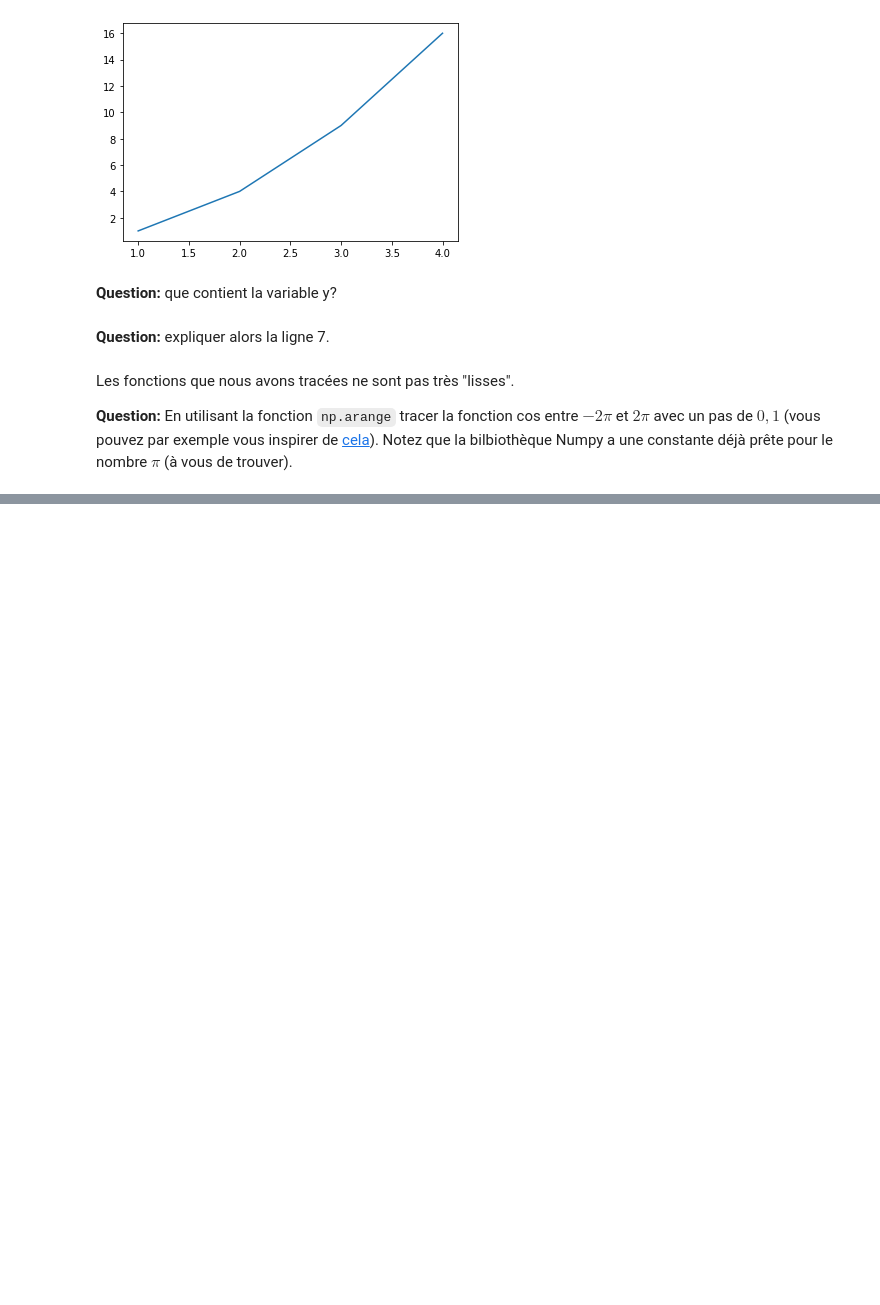
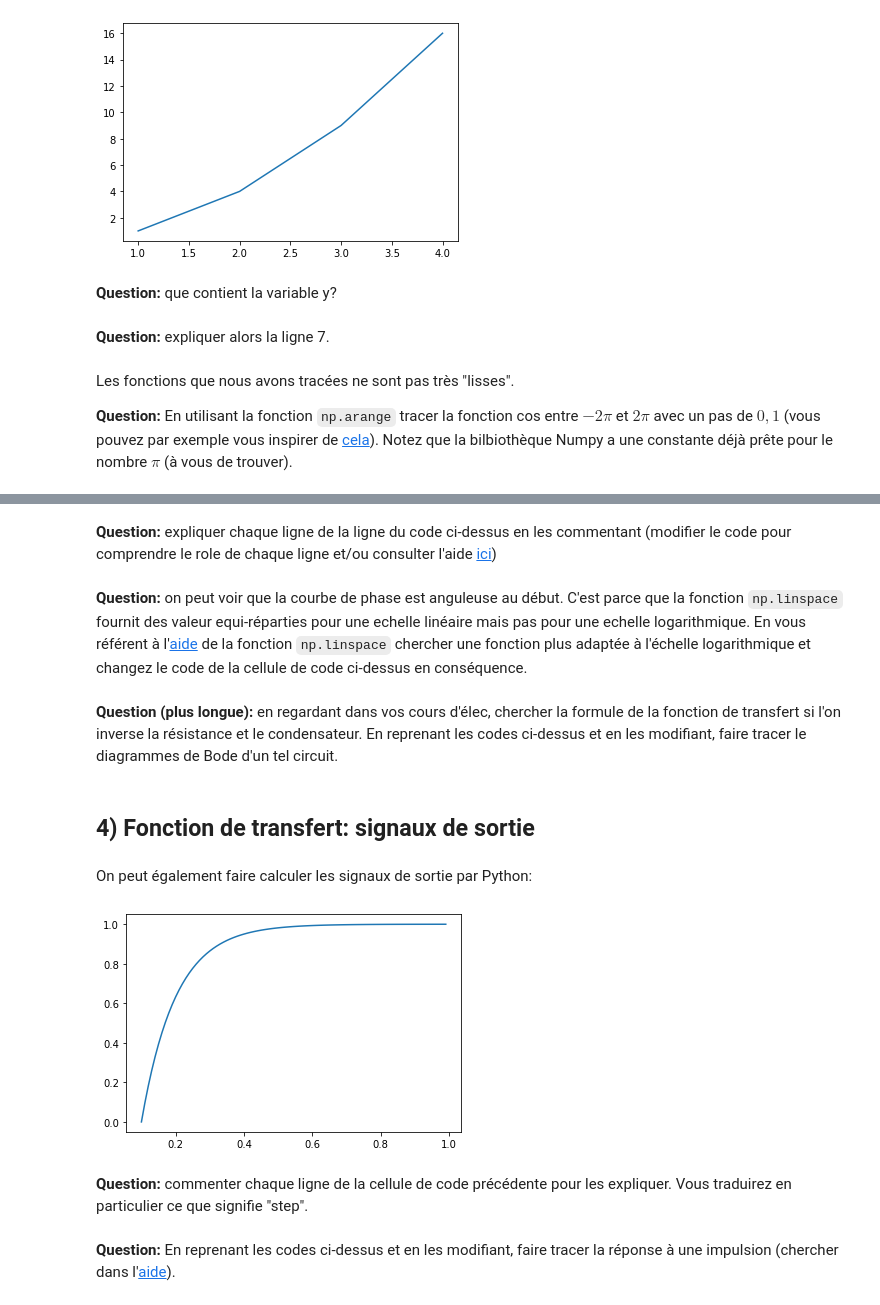
Before and after one commit to GabrielSoranzo/OL1, a Jupyter notebook: TP2.ipynb, the cells around one changed output, grey strips where cells are left out. Cells and saved outputs as stored; diff of their text form; code cells hidden in the pictures; blank space fills up the shorter version.

```diff
--- a/TP2.ipynb
+++ b/TP2.ipynb
@@ -161,0 +211,32 @@ Les fonctions que nous avons tracées ne sont pas très "lisses".
+# %% [markdown]
+**Question:** expliquer chaque ligne de la ligne du code ci-dessus en les commentant (modifier le code pour comprendre le role de chaque ligne et/ou consulter l'aide [ici](https://docs.scipy.org/doc/scipy/reference/signal.html))
+# %% [markdown]
+**Question:** on peut voir que la courbe de phase est anguleuse au début. C'est parce que la fonction `np.linspace` fournit des valeur equi-réparties pour une echelle linéaire mais pas pour une echelle logarithmique. En vous référent à l'[aide](https://numpy.org/doc/stable/reference/generated/numpy.linspace.html) de la fonction `np.linspace` chercher une fonction plus adaptée à l'échelle logarithmique et changez le code de la cellule de code ci-dessus en conséquence.
+# %% [markdown]
+**Question (plus longue):** en regardant dans vos cours d'élec, chercher la formule de la fonction de transfert si l'on inverse la résistance et le condensateur. En reprenant les codes ci-dessus et en les modifiant, faire tracer le diagrammes de Bode d'un tel circuit.
+# %% [markdown]
+## 4) Fonction de transfert: signaux de sortie
+# %% [markdown]
+On peut également faire calculer les signaux de sortie par Python:
+# %%
+import numpy as np
+import scipy.signal as signal
+import matplotlib.pyplot as plt
+
+R=10**5
+C=10**(-6)
+w0=1/(R*C)
+
+H=signal.TransferFunction([1],[1/w0,1])
+
+t=np.arange(0.1,1,0.01)
+t,Ve=signal.step(H,T=t)
+
+plt.plot(t,Ve)
+plt.show()
+# %% [output]
+[figure, added]
+# %% [markdown]
+**Question:** commenter chaque ligne de la cellule de code précédente pour les expliquer. Vous traduirez en particulier ce que signifie "step".
+# %% [markdown]
+**Question:** En reprenant les codes ci-dessus et en les modifiant, faire tracer la réponse à une impulsion (chercher dans l'[aide](https://docs.scipy.org/doc/scipy/reference/signal.html)).
```
Also changed, not shown: parts of 6 cells of this notebook, 1 other file.
